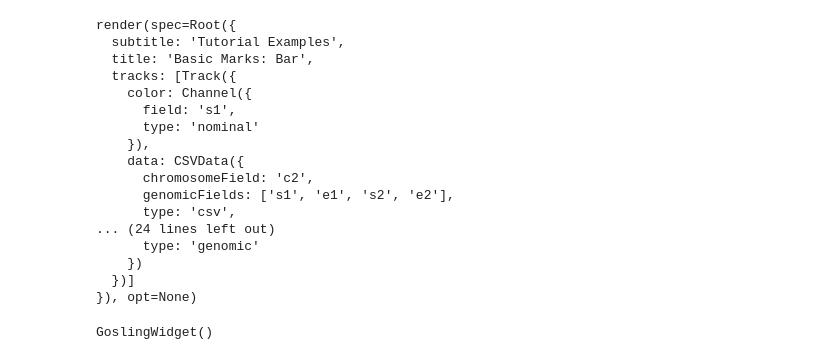
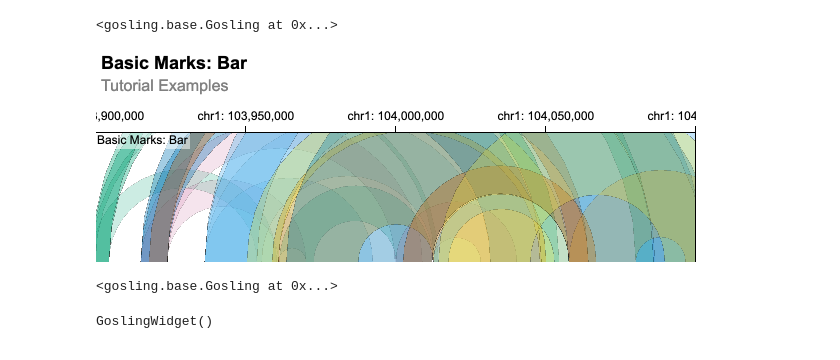
Before and after one commit to gosling-lang/gos, a Jupyter notebook: notebooks/example.ipynb, the cells around one changed output. Saved outputs shown, nothing was run; the diff lists cells and outputs as text; code cells hidden in the pictures.

```diff
--- a/notebooks/example.ipynb
+++ b/notebooks/example.ipynb
@@ -32,25 +32,14 @@ spec = gos.Root(
 )
 # %%
 # just render a chart (not a mutable object)
-gos.render(spec)
+gos.Gosling(spec)
 # %% [output]
-render(spec=Root({
-  subtitle: 'Tutorial Examples',
-  title: 'Basic Marks: Bar',
-  tracks: [Track({
-    color: Channel({
-      field: 's1',
-      type: 'nominal'
-    }),
-    data: CSVData({
-      chromosomeField: 'c2',
-      genomicFields: ['s1', 'e1', 's2', 'e2'],
-      type: 'csv',
-... (24 lines left out)
-      type: 'genomic'
-    })
-  })]
-}), opt=None)
+<gosling.base.Gosling at 0x...>
+[figure, added]
+# %%
+gos.Gosling({}) # should error
+# %% [output]
+<gosling.base.Gosling at 0x...>
 # %%
 # create reactive widget
 widget = gos.GoslingWidget(spec)
```
Also changed, not shown: 8 other files.
